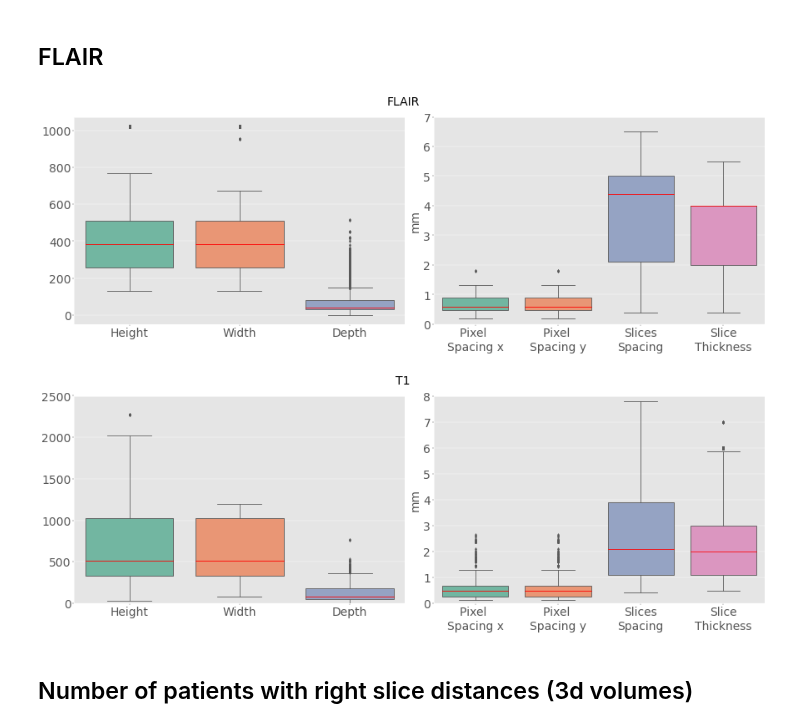
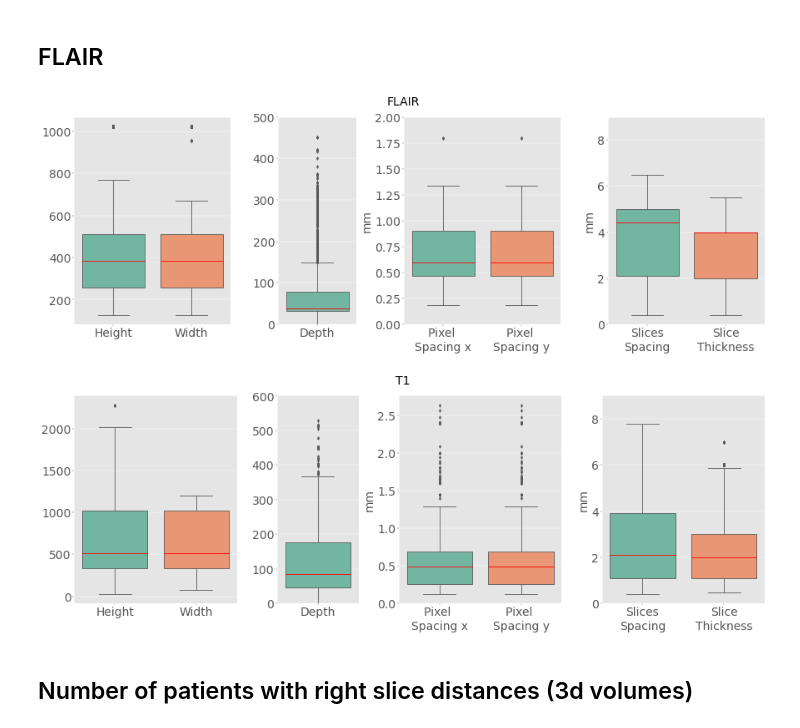
Before and after one commit to Kiril94/Thesis, a Jupyter notebook: cobra/ds_notebooks/t1_pos_control.ipynb, the cells around one changed output. Saved outputs shown, nothing was run; the diff lists cells and outputs as text; code cells hidden in the pictures.

```diff
--- a/cobra/ds_notebooks/t1_pos_control.ipynb
+++ b/cobra/ds_notebooks/t1_pos_control.ipynb
@@ -103,37 +99,51 @@ df_pp_3d.PatientID.nunique()
 # %% [markdown]
 ## FLAIR
 # %%
-fig, ax = plt.subplots(1,2, figsize=(22,8))
 df_flair_all = dfc[dfc.Sequence=='flair']
-fig, _ = svis.create_boxplot(df_flair_all[['Rows', 'Columns', 'NumberOfSlices', ]],
-    data_labels=["Height", "Width", "Depth", ],
+fig, ax = plt.subplots(1,4, figsize=(22,8),gridspec_kw={'width_ratios': [2, 1,2,2]})
+fig, _ = svis.create_boxplot(df_flair_all[['Rows', 'Columns',]],
+    data_labels=["Height", "Width", ],
     kwargs={'xlabel':'',},
     fig=fig, ax=ax[0])
-svis.create_boxplot(df_flair_all[['RowSpacing', 'ColumnSpacing', 'SpacingBetweenSlices','SliceThickness' ]],
-    data_labels=["Pixel \nSpacing x", "Pixel \nSpacing y",
-                "Slices\nSpacing","Slice\nThickness" ],
-    kwargs={'xlabel':'','ylabel':'mm', 'yrange':(0,7)},
+svis.create_boxplot(df_flair_all[['NumberOfSlices', ]],
+    data_labels=["Depth", ],
+    kwargs={'xlabel':'','yrange':(0,500)},
     fig=fig, ax=ax[1])
+svis.create_boxplot(df_flair_all[['RowSpacing', 'ColumnSpacing',]],
+    data_labels=["Pixel \nSpacing x", "Pixel \nSpacing y",],
+    kwargs={'xlabel':'','ylabel':'mm','yrange':(0,2)},
+    fig=fig, ax=ax[2])
+svis.create_boxplot(df_flair_all[[ 'SpacingBetweenSlices','SliceThickness' ]],
+    data_labels=["Slices\nSpacing","Slice\nThickness" ],
+    kwargs={'xlabel':'','ylabel':'mm','yrange':(0,9)},
+    fig=fig, ax=ax[3])
 fig.suptitle("FLAIR", fontsize=25)
 fig.tight_layout()
 fig.savefig(join(fig_dir, 'flair', 'dimension_box_plot_flair_all.png'))
 # %% [output]
-[figure, old version]
+[figure, new version]
 # %%
-fig, ax = plt.subplots(1,2, figsize=(22,8))
-fig, _ = svis.create_boxplot(df_t1_all[['Rows', 'Columns', 'NumberOfSlices', ]],
-    data_labels=["Height", "Width", "Depth", ],
-    kwargs={'xlabel':'','yrange':(0,2500), 'ylabel_fs':50,},
+fig, ax = plt.subplots(1,4, figsize=(22,8),gridspec_kw={'width_ratios': [2, 1,2,2]})
+fig, _ = svis.create_boxplot(df_t1_all[['Rows', 'Columns',]],
+    data_labels=["Height", "Width", ],
+    kwargs={'xlabel':'',},
     fig=fig, ax=ax[0])
-svis.create_boxplot(df_t1_all[['RowSpacing', 'ColumnSpacing', 'SpacingBetweenSlices','SliceThickness' ]],
-    data_labels=["Pixel \nSpacing x", "Pixel \nSpacing y",
-                "Slices\nSpacing","Slice\nThickness" ],
-    kwargs={'xlabel':'','ylabel':'mm', 'yrange':(0,8)},
+svis.create_boxplot(df_t1_all[['NumberOfSlices', ]],
+    data_labels=["Depth", ],
+    kwargs={'xlabel':'','yrange':(0,600)},
     fig=fig, ax=ax[1])
+svis.create_boxplot(df_t1_all[['RowSpacing', 'ColumnSpacing',]],
+    data_labels=["Pixel \nSpacing x", "Pixel \nSpacing y",],
+    kwargs={'xlabel':'','ylabel':'mm',},
+    fig=fig, ax=ax[2])
+svis.create_boxplot(df_t1_all[[ 'SpacingBetweenSlices','SliceThickness' ]],
+    data_labels=["Slices\nSpacing","Slice\nThickness" ],
+    kwargs={'xlabel':'','ylabel':'mm','yrange':(0,9)},
+    fig=fig, ax=ax[3])
 fig.suptitle("T1", fontsize=25)
 fig.tight_layout()
 fig.savefig(join(fig_dir, 't1', 'dimension_box_plot_t1all.png'))
 # %% [output]
-[figure, old version]
+[figure, new version]
 # %% [markdown]
 ## Number of patients with right slice distances (3d volumes)
```
Also changed, not shown: parts of 20 cells of this notebook.
